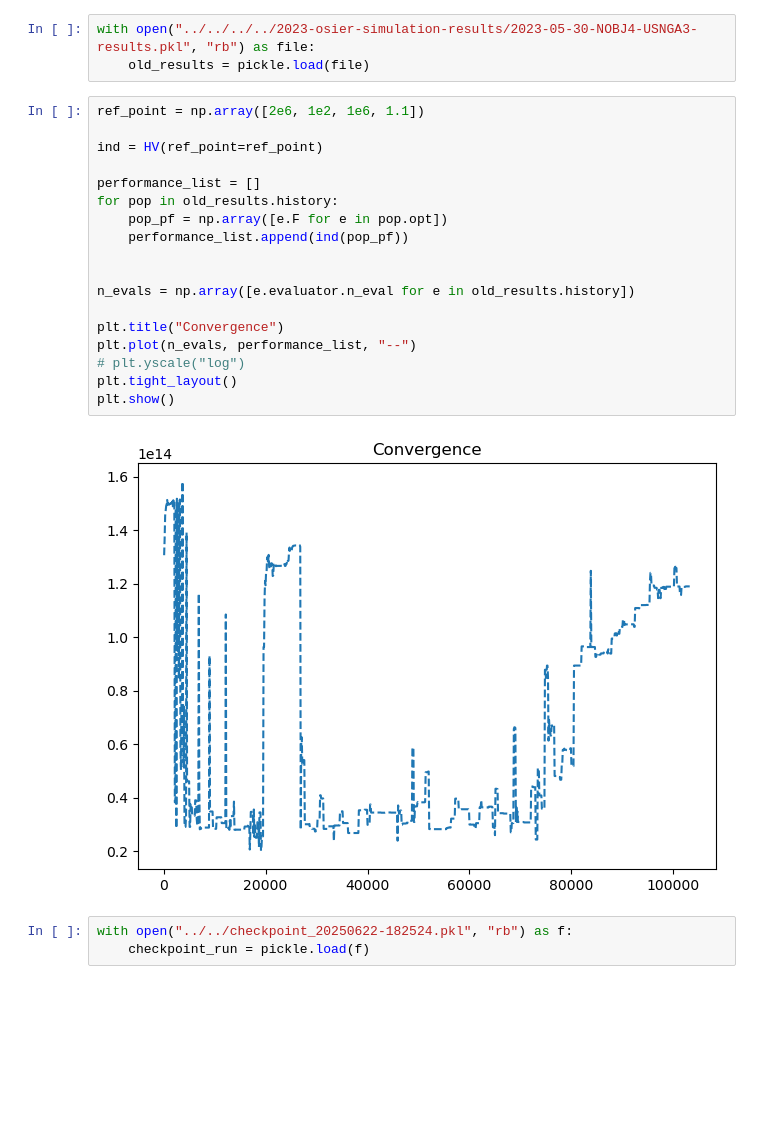
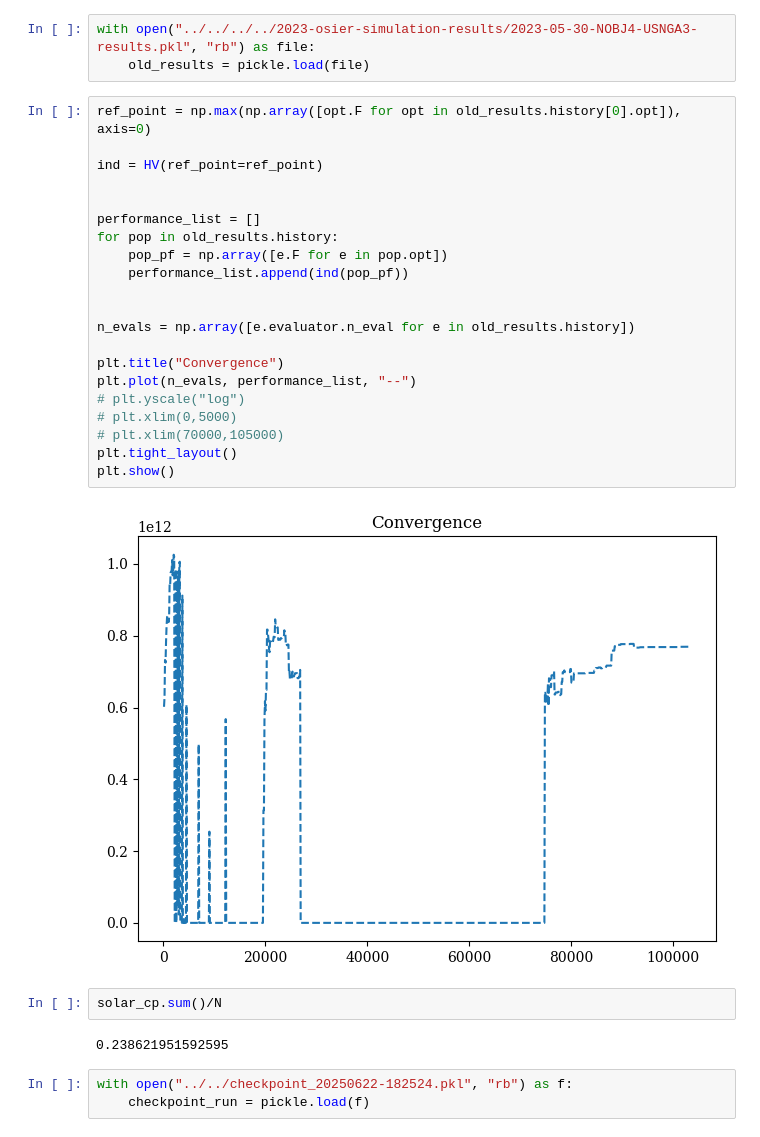
Before and after one commit to arfc/2025-dotson-dissertation, a Jupyter notebook: analysis/scripts/05-examples-scripts/datacenter_example.ipynb, the cells around one changed output. Saved outputs shown, nothing was run; the diff lists cells and outputs as text; blank space fills up the shorter version.

```diff
--- a/analysis/scripts/05-examples-scripts/datacenter_example.ipynb
+++ b/analysis/scripts/05-examples-scripts/datacenter_example.ipynb
@@ -643,25 +643,32 @@ plt.show()
 with open("../../../../2023-osier-simulation-results/2023-05-30-NOBJ4-USNGA3-results.pkl", "rb") as file:
     old_results = pickle.load(file)
 # %%
-ref_point = np.array([2e6, 1e2, 1e6, 1.1])
+ref_point = np.max(np.array([opt.F for opt in old_results.history[0].opt]), axis=0)
 
 ind = HV(ref_point=ref_point)
+
 
 performance_list = []
 for pop in old_results.history:
     pop_pf = np.array([e.F for e in pop.opt])
     performance_list.append(ind(pop_pf))
 
 
 n_evals = np.array([e.evaluator.n_eval for e in old_results.history])
 
 plt.title("Convergence")
 plt.plot(n_evals, performance_list, "--")
 # plt.yscale("log")
+# plt.xlim(0,5000)
+# plt.xlim(70000,105000)
 plt.tight_layout()
 plt.show()
 # %% [output]
-[figure, old version]
+[figure, new version]
+# %%
+solar_cp.sum()/N
+# %% [output]
+0.238621951592595
 # %%
 with open("../../checkpoint_20250622-182524.pkl", "rb") as f:
     checkpoint_run = pickle.load(f)
```
Also changed, not shown: 6 other files.
